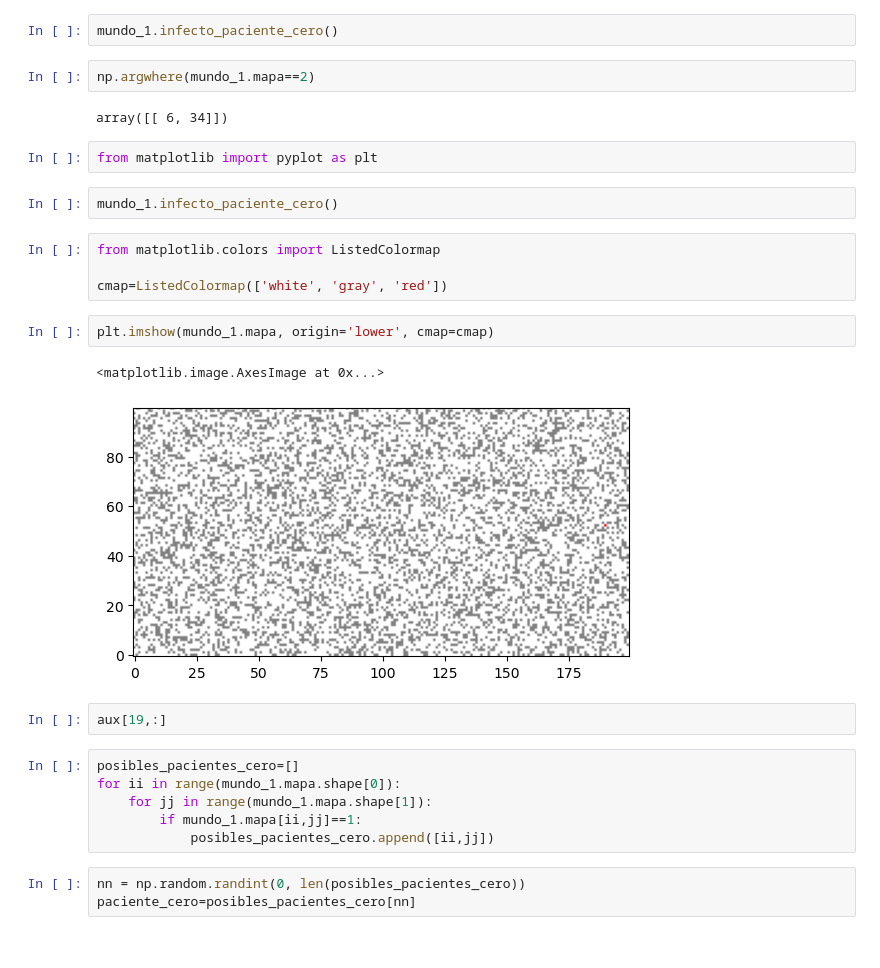
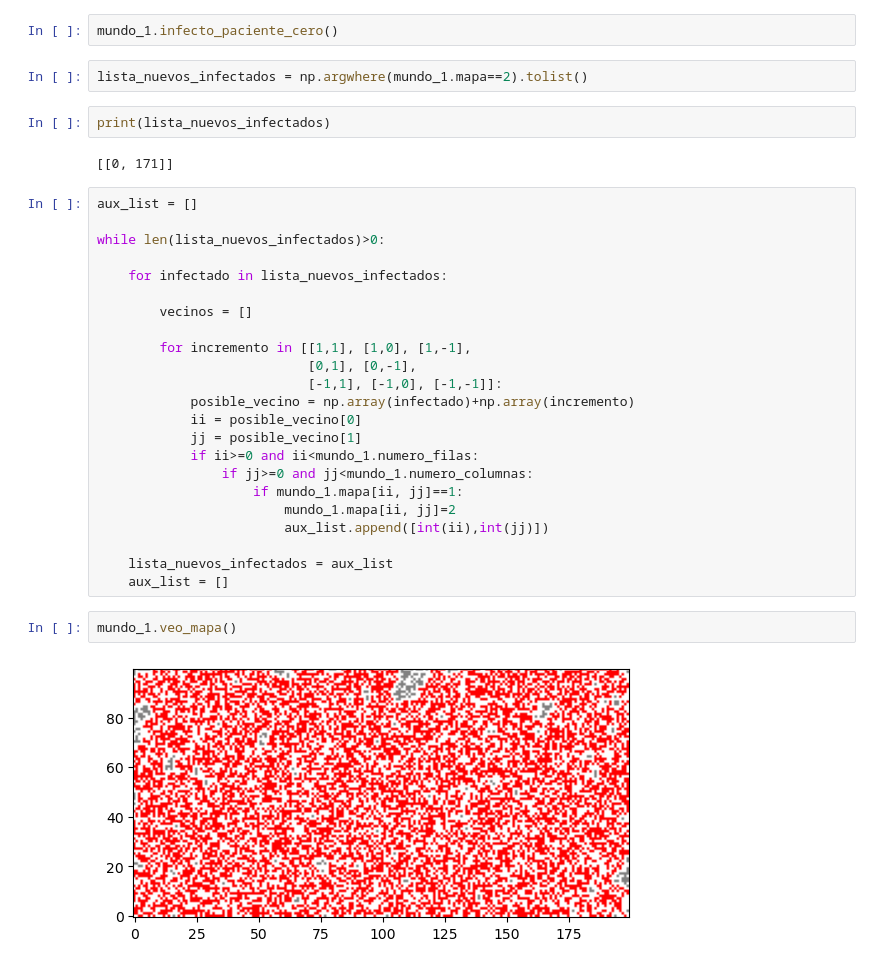
Before and after one commit to dprada/infection, a Jupyter notebook: sandbox/Test.ipynb, the cells around one changed output. Cells and saved outputs as stored; diff of their text form.

```diff
--- a/sandbox/Test.ipynb
+++ b/sandbox/Test.ipynb
@@ -16,30 +16,35 @@ mundo_1.ocupacion_inicial(0.3)
 # %%
 mundo_1.infecto_paciente_cero()
 # %%
-np.argwhere(mundo_1.mapa==2)
+lista_nuevos_infectados = np.argwhere(mundo_1.mapa==2).tolist()
-# %% [output]
-array([[ 6, 34]])
-# %%
-from matplotlib import pyplot as plt
+# %%
+print(lista_nuevos_infectados)
+# %% [output]
+[[0, 171]]
+# %%
+aux_list = []
+
+while len(lista_nuevos_infectados)>0:
+
+    for infectado in lista_nuevos_infectados:
+
+        vecinos = []
+
+        for incremento in [[1,1], [1,0], [1,-1],
+                           [0,1], [0,-1],
+                           [-1,1], [-1,0], [-1,-1]]:
+            posible_vecino = np.array(infectado)+np.array(incremento)
+            ii = posible_vecino[0]
+            jj = posible_vecino[1]
+            if ii>=0 and ii<mundo_1.numero_filas:
+                if jj>=0 and jj<mundo_1.numero_columnas:
+                    if mundo_1.mapa[ii, jj]==1:
+                        mundo_1.mapa[ii, jj]=2
+                        aux_list.append([int(ii),int(jj)])
+
+    lista_nuevos_infectados = aux_list
+    aux_list = []
 # %%
-mundo_1.infecto_paciente_cero()
+mundo_1.veo_mapa()
+# %% [output]
+[figure, added]
-# %%
-from matplotlib.colors import ListedColormap
-
-cmap=ListedColormap(['white', 'gray', 'red'])
-# %%
-plt.imshow(mundo_1.mapa, origin='lower', cmap=cmap)
-# %% [output]
-<matplotlib.image.AxesImage at 0x...>
-[figure, removed]
-# %%
-aux[19,:]
-# %%
-posibles_pacientes_cero=[]
-for ii in range(mundo_1.mapa.shape[0]):
-    for jj in range(mundo_1.mapa.shape[1]):
-        if mundo_1.mapa[ii,jj]==1:
-            posibles_pacientes_cero.append([ii,jj])
-# %%
-nn = np.random.randint(0, len(posibles_pacientes_cero))
-paciente_cero=posibles_pacientes_cero[nn]
```
Also changed, not shown: parts of 7 cells of this notebook, 1 other file.
